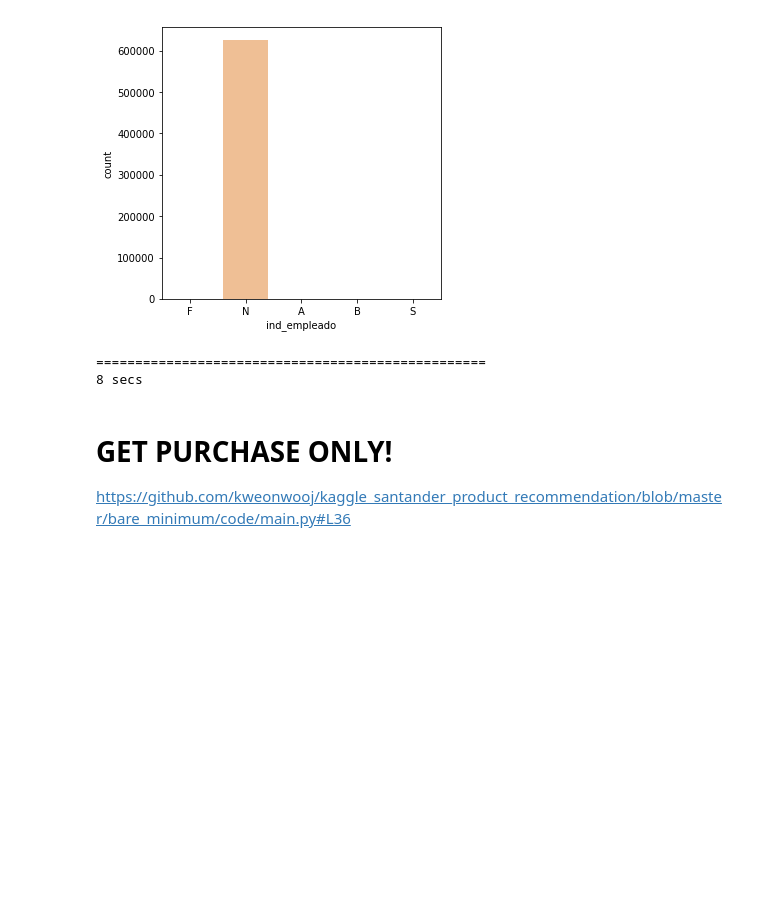
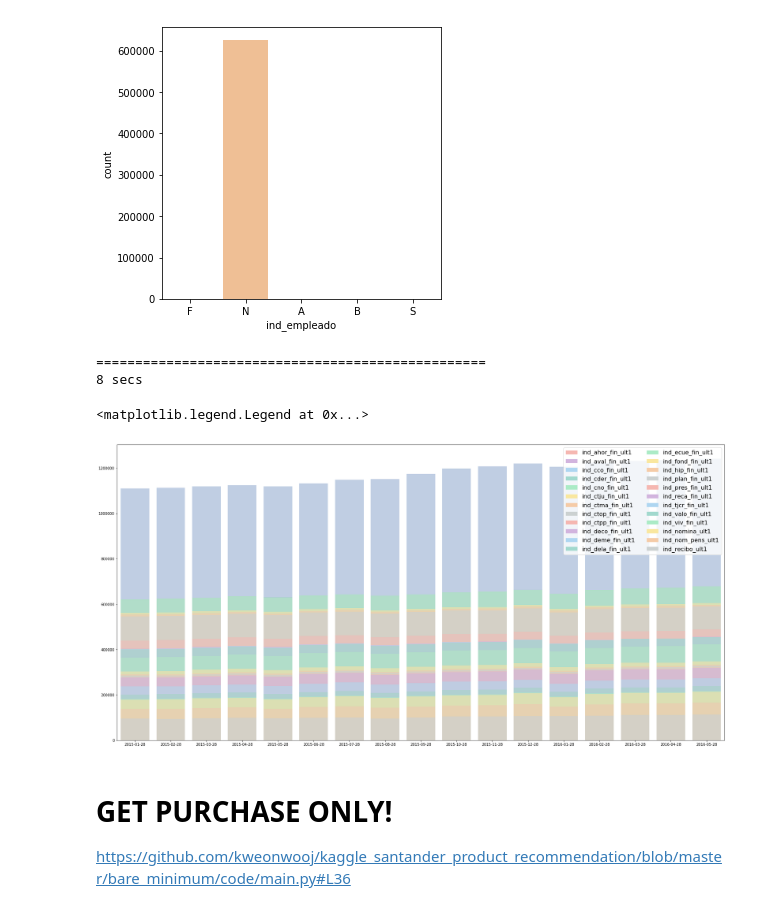
Before and after one commit to jsrimr/kaggle_santaner, a Jupyter notebook: kaggle_santander_product_recommendation/ipynb/01 Data.ipynb, the cells around one changed output. Drawn from its saved outputs; the diff is of its cells as text; code cells hidden in the pictures; blank space fills up the shorter version.

```diff
--- a/kaggle_santander_product_recommendation/ipynb/01 Data.ipynb
+++ b/kaggle_santander_product_recommendation/ipynb/01 Data.ipynb
@@ -131,18 +131,34 @@ for col in trn.columns[24:]:
 # %%
 import numpy as np
 import pandas as pd
 
-# prepare for visualization
-
+# 날짜 데이터를 기준으로 분석하기 위하여, 날짜 데이터 별도 추출
 months = np.unique(trn['fecha_dato']).tolist()
+# 제품 변수 24개 추출
 label_cols = trn.columns[24:].tolist()
 
 label_over_time = []
 for i in range(len(label_cols)):
-    label_over_time.append(trn.groupby(['fecha_dato'])[label_cols[i]].agg('sum').tolist())
+    # 매월, 각 제품 변수의 총합을 label_sum에 저장
+    label_sum = trn.groupby(['fecha_dato'])[label_cols[i]].agg('sum')
+    label_over_time.append(label_sum.tolist())
 
 label_sum_over_time = []
 for i in range(len(label_cols)):
+    # 누적 막대 그래프 형식으로 시각화 하기 위하여, 누적값을 계산
     label_sum_over_time.append(np.asarray(label_over_time[i:]).sum(axis=0))
 
+# 시각화를 위한 색깔 지정
 color_list = ['#F5B7B1','#D2B4DE','#AED6F1','#A2D9CE','#ABEBC6','#F9E79F','#F5CBA7','#CCD1D1']
+
+# 시각화를 위한 준비
+f, ax = plt.subplots(figsize=(30, 15))
+for i in range(len(label_cols)):
+    # 24개 제품에 대하여 Histogram 그리기
+    sns.barplot(x=months, y=label_sum_over_time[i], color = color_list[i%8], alpha=0.7)
+
+# 우측 상단에 Legend 추가하기
+plt.legend([plt.Rectangle((0,0),1,1,fc=color_list[i%8], edgecolor = 'none') for i in range(len(label_cols))], label_cols, loc=1, ncol = 2, prop={'size':16})
+# %% [output]
+<matplotlib.legend.Legend at 0x...>
+[figure, added]
```
Also changed, not shown: parts of 1 cell of this notebook.
